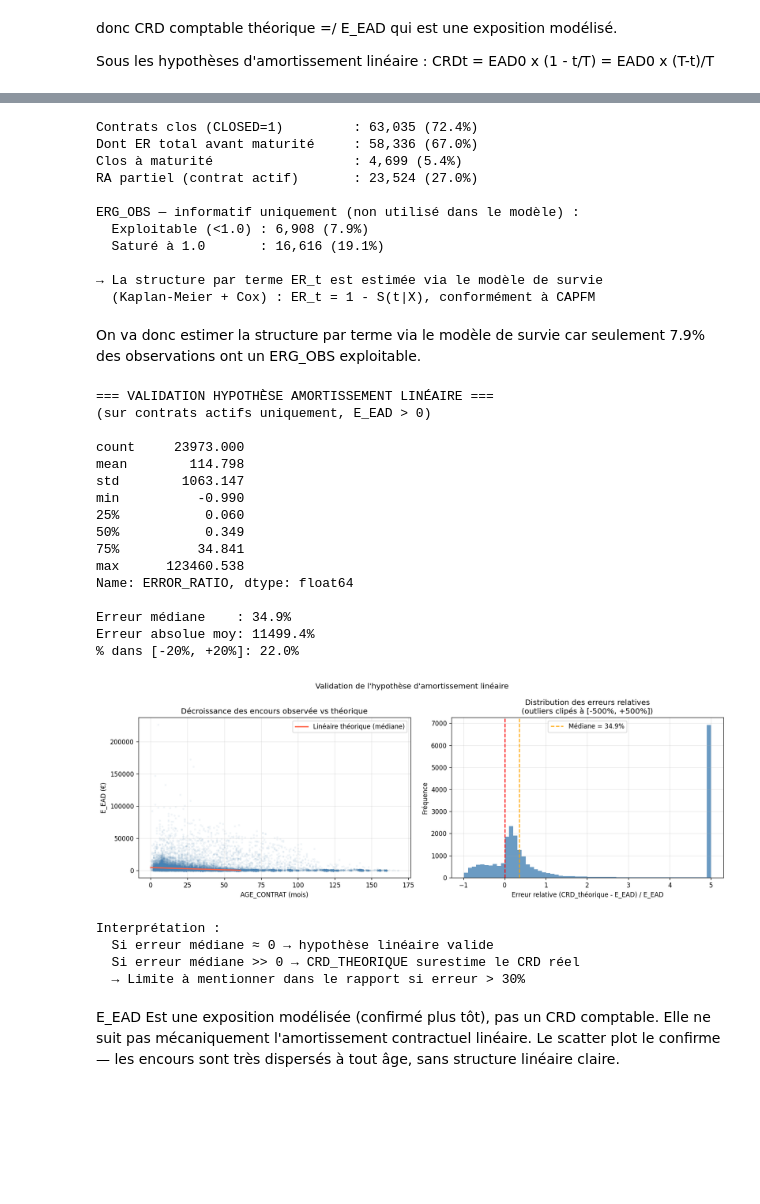
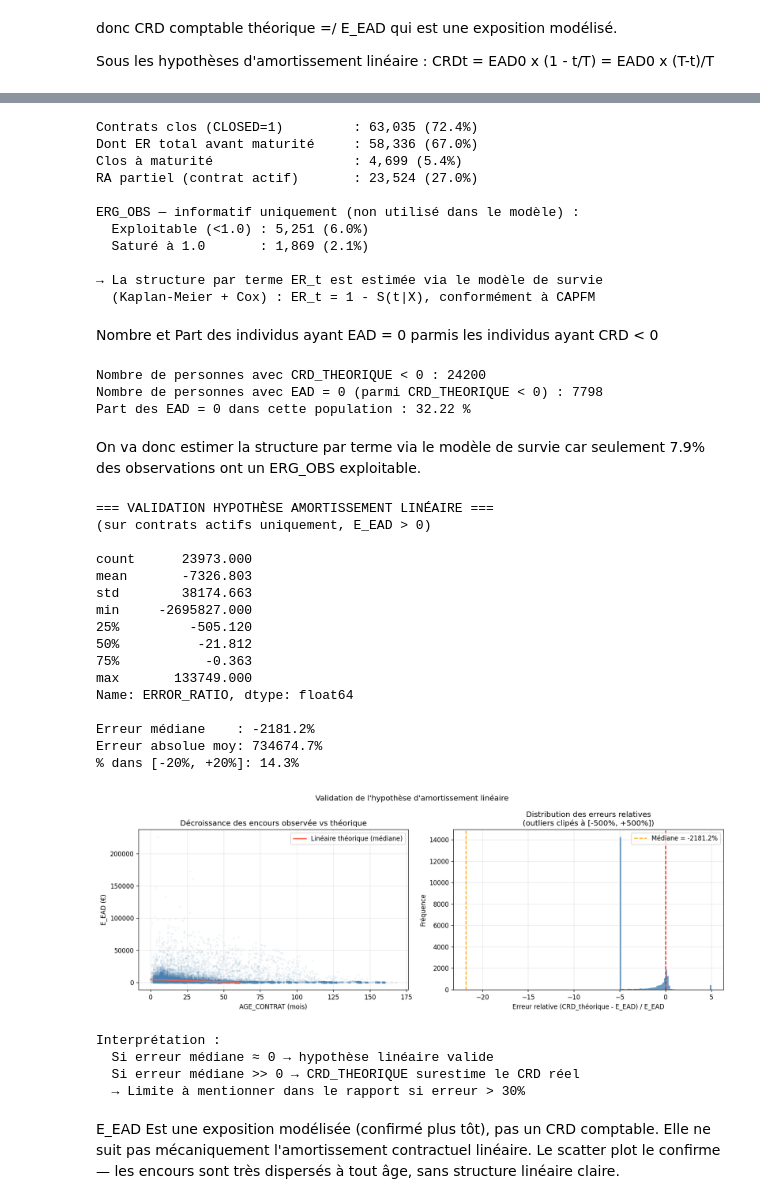
Before and after one commit to Endoresuu/PFE, a Jupyter notebook: AA- modelisation_ER_IFRS9 (chloe).ipynb, the cells around one changed output, grey strips where cells are left out. Saved outputs shown, nothing was run; the diff lists cells and outputs as text; code cells hidden in the pictures; blank space fills up the shorter version.

```diff
--- a/AA- modelisation_ER_IFRS9 (chloe).ipynb
+++ b/AA- modelisation_ER_IFRS9 (chloe).ipynb
@@ -393,7 +449,7 @@ df['ER_PARTIEL_IND'] = ((df['RA'] > 0) & (df['E_EAD'] > 0)).astype(int)
 # → E_EAD ne peut pas servir de dénominateur
 
 df['EAD0_RECONSTR'] = df['MTECH'] * df['NB_ECH']
-df['CRD_THEORIQUE'] = df['EAD0_RECONSTR'] * (df['B_RESMAT'] / df['B_MAT'])
+df['CRD_THEORIQUE'] = df['B_RESMAT'] * df['MTECH'] - df['RA']  # CRD théorique = CRD linéaire - RA observé
 
 df['ERG_OBS'] = np.where(
     (df['RA'] > 0) & (df['E_EAD'] > 0) & (df['CRD_THEORIQUE'] > 0),
@@ -427,11 +483,42 @@ Clos à maturité                  : 4,699 (5.4%)
 RA partiel (contrat actif)       : 23,524 (27.0%)
 
 ERG_OBS — informatif uniquement (non utilisé dans le modèle) :
-  Exploitable (<1.0) : 6,908 (7.9%)
-  Saturé à 1.0       : 16,616 (19.1%)
+  Exploitable (<1.0) : 5,251 (6.0%)
+  Saturé à 1.0       : 1,869 (2.1%)
 
 → La structure par terme ER_t est estimée via le modèle de survie
   (Kaplan-Meier + Cox) : ER_t = 1 - S(t|X), conformément à CAPFM
+# %% [markdown]
+Nombre et Part des individus ayant EAD = 0 parmis les individus ayant CRD < 0
+# %%
+df['CRD_THEORIQUE'].describe()
+
+# Nombre et Part des individus ayant EAD = 0 parmis les individus ayant CRD < 0
+
+
+# 1. On filtre les lignes où le CRD théorique est inférieur à 0
+crd_neg = df[df['CRD_THEORIQUE'] < 0]
+
+# 2. On compte le nombre total de personnes dans ce cas
+total_crd_neg = len(crd_neg)
+
+# 3. On compte combien parmi eux ont EAD = 0
+nb_ead_zero = (crd_neg['E_EAD'] == 0).sum()
+
+# 4. On calcule la part (en pourcentage)
+if total_crd_neg > 0:
+    part_ead_zero = (nb_ead_zero / total_crd_neg) * 100
+else:
+    part_ead_zero = 0
+
+# Affichage des résultats
+print(f"Nombre de personnes avec CRD_THEORIQUE < 0 : {total_crd_neg}")
+print(f"Nombre de personnes avec EAD = 0 (parmi CRD_THEORIQUE < 0) : {nb_ead_zero}")
+print(f"Part des EAD = 0 dans cette population : {part_ead_zero:.2f} %")
+# %% [output]
+Nombre de personnes avec CRD_THEORIQUE < 0 : 24200
+Nombre de personnes avec EAD = 0 (parmi CRD_THEORIQUE < 0) : 7798
+Part des EAD = 0 dans cette population : 32.22 %
 # %% [markdown]
 On va donc estimer la structure par terme via le modèle de survie car seulement 7.9% des observations ont un ERG_OBS exploitable.
 # %%
@@ -442,7 +529,7 @@ On va donc estimer la structure par terme via le modèle de survie car seulement
 
 mask_actif = df['E_EAD'] > 0
 
-df['CRD_THEORIQUE_CHECK'] = df['EAD0_RECONSTR'] * (df['B_RESMAT'] / df['B_MAT'])
+df['CRD_THEORIQUE_CHECK'] = df['B_RESMAT'] * df['MTECH'] - df['RA']
 
 df.loc[mask_actif, 'ERROR_RATIO'] = (
     (df.loc[mask_actif, 'CRD_THEORIQUE_CHECK'] - df.loc[mask_actif, 'E_EAD'])
@@ -475,45 +562,45 @@ axes[0].set_xlabel("AGE_CONTRAT (mois)")
 axes[0].set_ylabel("E_EAD (€)")
 axes[0].set_title("Décroissance des encours observée vs théorique")
 axes[0].legend()
 
 # Graphique 2 : Distribution des erreurs relatives
 df.loc[mask_actif, 'ERROR_RATIO'].clip(-5, 5).hist(
     bins=60, ax=axes[1], color='steelblue', alpha=0.8
 )
 axes[1].axvline(0, color='red', linestyle='--', linewidth=1.5)
 axes[1].axvline(df.loc[mask_actif,'ERROR_RATIO'].median(),
                 color='orange', linestyle='--', linewidth=1.5,
                 label=f"Médiane = {df.loc[mask_actif,'ERROR_RATIO'].median():.1%}")
 axes[1].set_xlabel("Erreur relative (CRD_théorique - E_EAD) / E_EAD")
 axes[1].set_ylabel("Fréquence")
 axes[1].set_title("Distribution des erreurs relatives\n(outliers clipés à [-500%, +500%])")
 axes[1].legend()
 
 plt.tight_layout()
 plt.show()
 
 print("\nInterprétation :")
 print("  Si erreur médiane ≈ 0 → hypothèse linéaire valide")
 print("  Si erreur médiane >> 0 → CRD_THEORIQUE surestime le CRD réel")
 print("  → Limite à mentionner dans le rapport si erreur > 30%")
 # %% [output]
 === VALIDATION HYPOTHÈSE AMORTISSEMENT LINÉAIRE ===
 (sur contrats actifs uniquement, E_EAD > 0)
 
-count     23973.000
-mean        114.798
-std        1063.147
-min          -0.990
-25%           0.060
-50%           0.349
-75%          34.841
-max      123460.538
+count      23973.000
+mean       -7326.803
+std        38174.663
+min     -2695827.000
+25%         -505.120
+50%          -21.812
+75%           -0.363
+max       133749.000
 Name: ERROR_RATIO, dtype: float64
 
-Erreur médiane    : 34.9%
-Erreur absolue moy: 11499.4%
-% dans [-20%, +20%]: 22.0%
+Erreur médiane    : -2181.2%
+Erreur absolue moy: 734674.7%
+% dans [-20%, +20%]: 14.3%
-[figure, old version]
+[figure, new version]
 Interprétation :
   Si erreur médiane ≈ 0 → hypothèse linéaire valide
   Si erreur médiane >> 0 → CRD_THEORIQUE surestime le CRD réel
```
Also changed, not shown: parts of 4 cells of this notebook.
